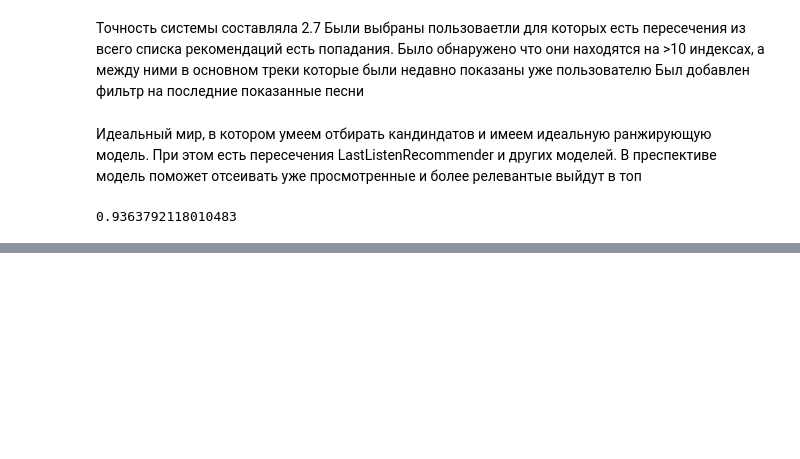
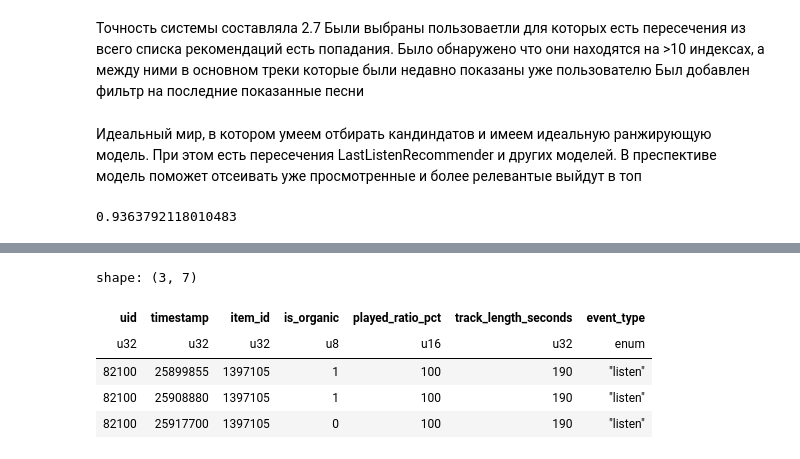
Before and after one commit to Nastasy822/music-recommendation-experiments, a Jupyter notebook: pipline.ipynb, the cells around one changed output, grey strips where cells are left out. Saved outputs shown, nothing was run; the diff lists cells and outputs as text; code cells hidden in the pictures; blank space fills up the shorter version.

```diff
--- a/pipline.ipynb
+++ b/pipline.ipynb
@@ -1094,0 +1468,9 @@ print(pl.scan_parquet("data/work/test_df_preprocessed_for_eval.parquet").filter(
+# %%
+pl.scan_parquet("data/multi_event.parquet").filter(pl.col("uid") == 82100).filter(pl.col("item_id")== 1397105).collect()  #28556
+# %% [output]
+shape: (3, 7)
+| uid | timestamp | item_id | is_organic | played_ratio_pct | track_length_seconds | event_type |
+| u32 | u32 | u32 | u8 | u16 | u32 | enum |
+| 82100 | 25899855 | 1397105 | 1 | 100 | 190 | "listen" |
+| 82100 | 25908880 | 1397105 | 1 | 100 | 190 | "listen" |
+| 82100 | 25917700 | 1397105 | 0 | 100 | 190 | "listen" |
```
Also changed, not shown: parts of 32 cells of this notebook, 2 other files.
